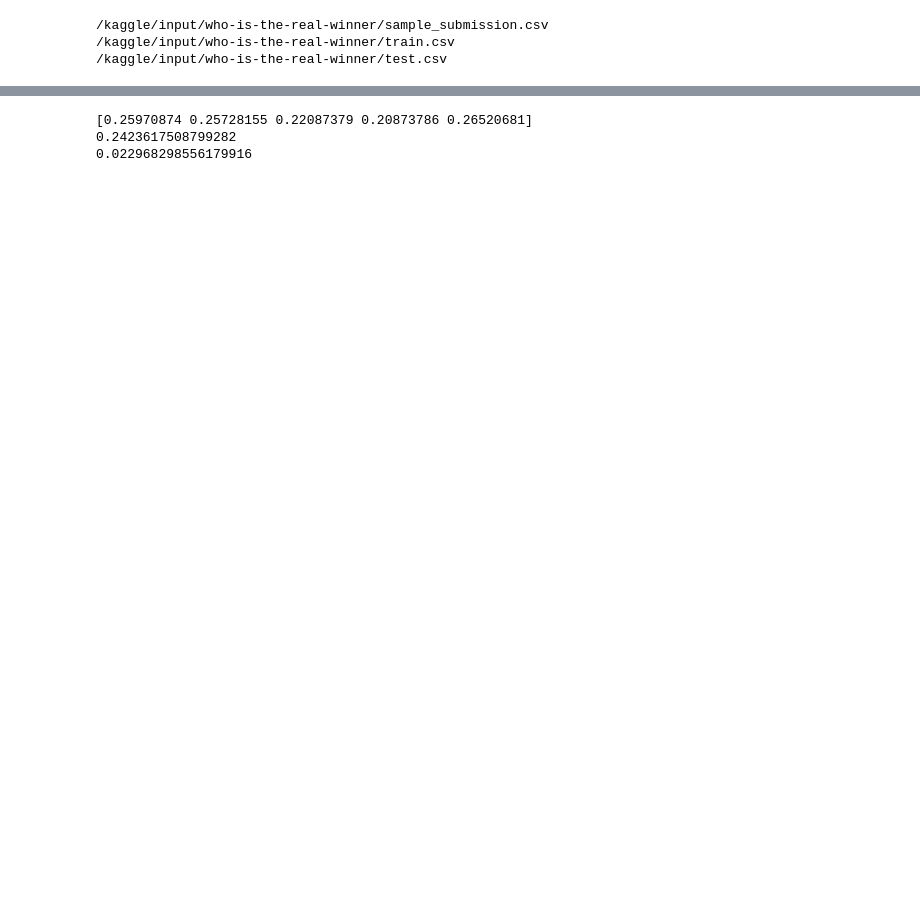
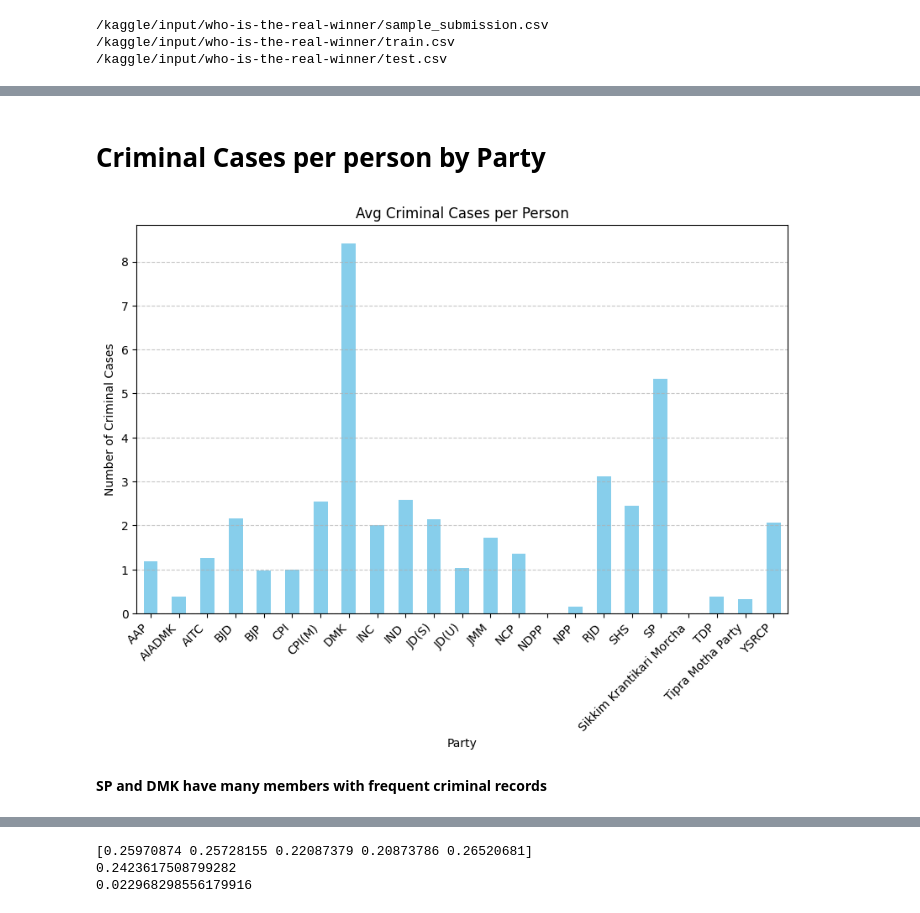
Before and after one commit to Codudegithub/CS253_ML_Project, a Jupyter notebook: notebook27dc988401.ipynb, the cells around one changed output, grey strips where cells are left out. Drawn from its saved outputs; the diff is of its cells as text; code cells hidden in the pictures; blank space fills up the shorter version.

```diff
--- a/notebook27dc988401.ipynb
+++ b/notebook27dc988401.ipynb
@@ -54,0 +155,27 @@ def Numerical(value):
+# %% [markdown]
+# **Criminal Cases per person by Party**
+# %%
+import pandas as pd
+import matplotlib.pyplot as plt
+
+total_entries_per_party = train_data['Party'].value_counts()
+# Assuming test_data is your DataFrame containing criminal cases and party information
+criminal_cases_per_party = train_data.groupby('Party')['Criminal Case'].sum()
+
+criminal_cases_per_person = (criminal_cases_per_party / total_entries_per_party)
+# Filtering parties with criminal cases
+criminal_cases_per_party = criminal_cases_per_party[criminal_cases_per_party > 0]
+
+# Plotting as a bar plot
+plt.figure(figsize=(10, 6))
+criminal_cases_per_person.plot(kind='bar', color='skyblue')
+plt.title('Avg Criminal Cases per Person')
+plt.xlabel('Party')
+plt.ylabel('Number of Criminal Cases')
+plt.xticks(rotation=45, ha='right')
+plt.grid(axis='y', linestyle='--', alpha=0.7)
+plt.show()
+# %% [output]
+[figure, added]
+# %% [markdown]
+**SP and DMK have many members with frequent criminal records**
```
Also changed, not shown: parts of 21 cells of this notebook.
